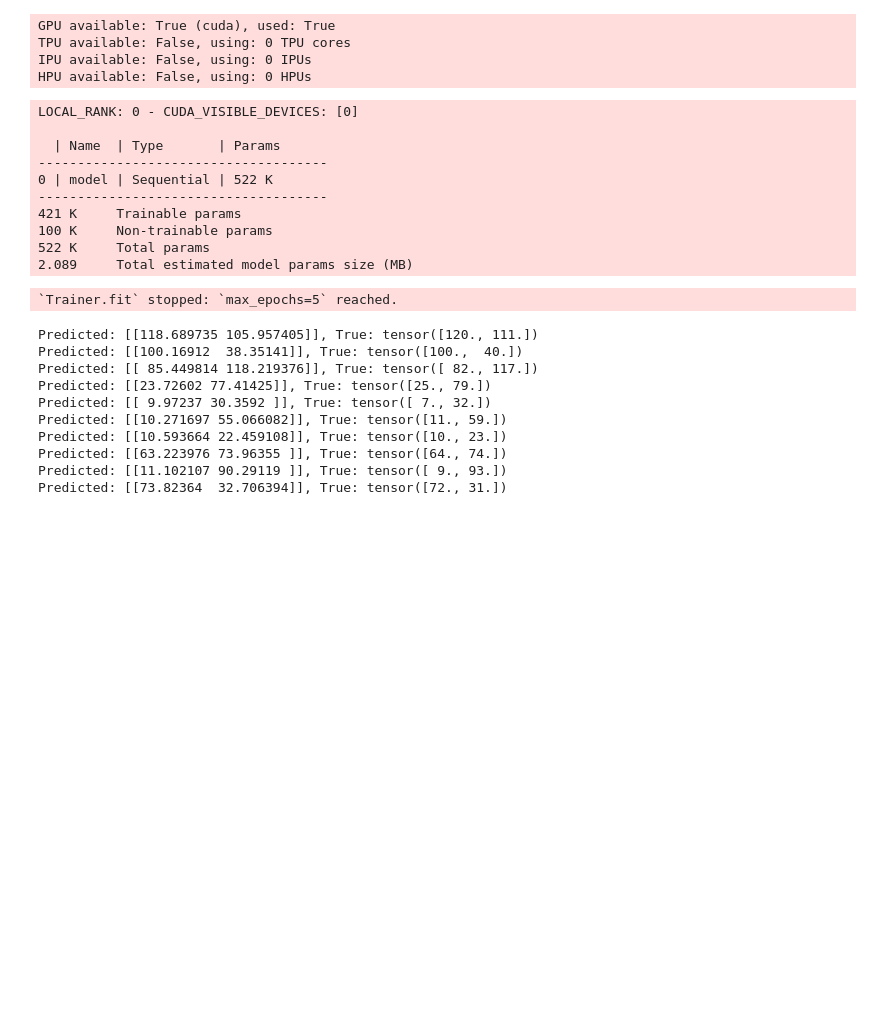
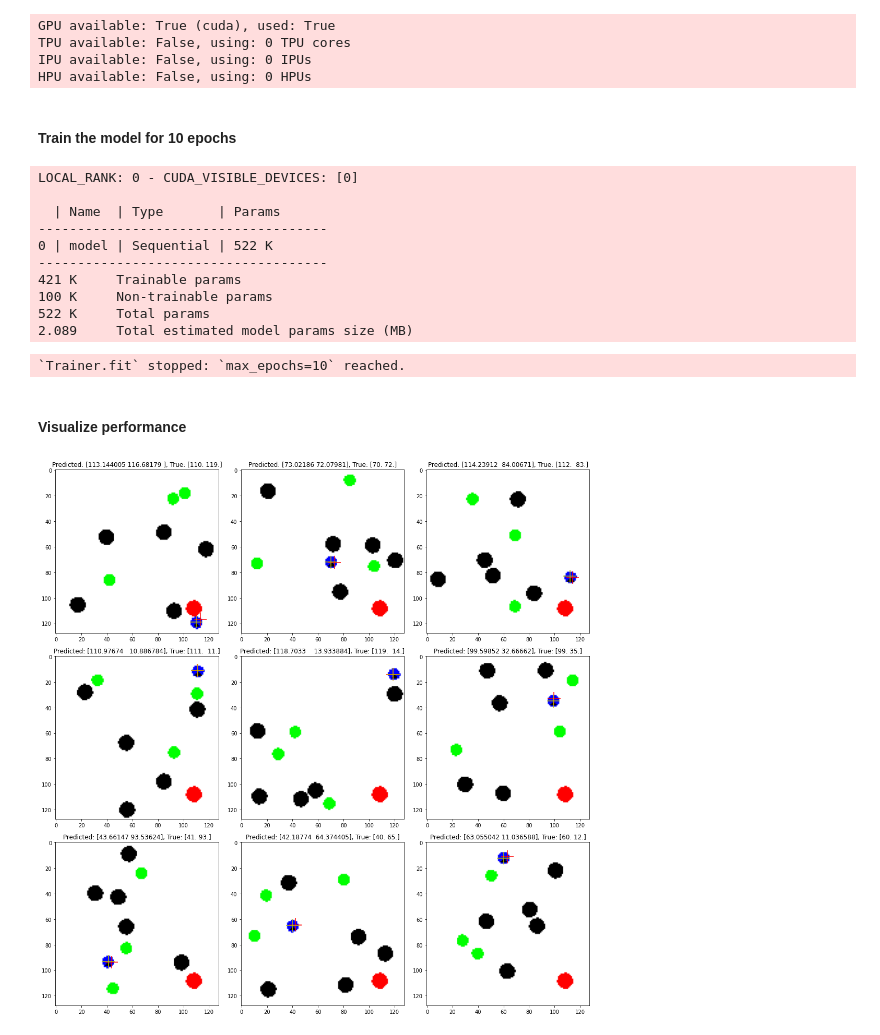
Before and after one commit to FelixWaiblinger/tum-adlr-15, a Jupyter notebook: lnn_object_detection.ipynb, the cells around one changed output. Saved outputs shown, nothing was run; the diff lists cells and outputs as text; code cells hidden in the pictures; blank space fills up the shorter version.

```diff
--- a/lnn_object_detection.ipynb
+++ b/lnn_object_detection.ipynb
@@ -21,7 +27,7 @@ LABEL_PATH = "./state_representation/reset_label_data_agent"
 # %%
 transform = CombineTransform([
     NormalizeTransform(start=(0, 255), end=(0, 1)),
-    ReshapeTransform((128, 128, 3))
+    # TransposeTransform(-3, -1)
 ])
 
-dataset = ImageDataset(IMAGE_PATH, transform=transform)
+dataset = ImageDataset(IMAGE_PATH, LABEL_PATH, transform=transform)
@@ -125,9 +141,11 @@ GPU available: True (cuda), used: True
 TPU available: False, using: 0 TPU cores
 IPU available: False, using: 0 IPUs
 HPU available: False, using: 0 HPUs
+# %% [markdown]
+#### Train the model for 10 epochs
 # %%
-# Train the model for 400 epochs (= training steps)
-trainer.fit(learn, dataloader)
+# Train the model for 5 epochs (= training steps)
+trainer.fit(learn, train_dataloaders=train_loader, val_dataloaders=val_loader)
 # %% [output]
 LOCAL_RANK: 0 - CUDA_VISIBLE_DEVICES: [0]
 
@@ -139,23 +157,28 @@ LOCAL_RANK: 0 - CUDA_VISIBLE_DEVICES: [0]
 100 K     Non-trainable params
 522 K     Total params
 2.089     Total estimated model params size (MB)
-`Trainer.fit` stopped: `max_epochs=5` reached.
+`Trainer.fit` stopped: `max_epochs=10` reached.
-# %%
-for i in np.random.randint(0, 10000, size=10, dtype=int):
-    sample = data_x[i].unsqueeze(0)
-    label = data_y[i]
-    prediction = model.forward(sample)
-    prediction = prediction[0].detach().numpy()
-
-    print(f"Predicted: {prediction}, True: {label}")
-# %% [output]
-Predicted: [[118.689735 105.957405]], True: tensor([120., 111.])
-Predicted: [[100.16912  38.35141]], True: tensor([100.,  40.])
-Predicted: [[ 85.449814 118.219376]], True: tensor([ 82., 117.])
-Predicted: [[23.72602 77.41425]], True: tensor([25., 79.])
-Predicted: [[ 9.97237 30.3592 ]], True: tensor([ 7., 32.])
-Predicted: [[10.271697 55.066082]], True: tensor([11., 59.])
-Predicted: [[10.593664 22.459108]], True: tensor([10., 23.])
-Predicted: [[63.223976 73.96355 ]], True: tensor([64., 74.])
-Predicted: [[11.102107 90.29119 ]], True: tensor([ 9., 93.])
-Predicted: [[73.82364  32.706394]], True: tensor([72., 31.])
+# %% [markdown]
+#### Visualize performance
+# %%
+fig, ax = plt.subplots(3, 3, figsize=(15, 15))
+for pos, i in enumerate(np.random.randint(0, 10000, size=9, dtype=int)):
+    sample = dataset[i][0].unsqueeze(0)
+    label = dataset[i][1]
+    prediction = model.forward(sample)
+    prediction = prediction[0].detach().numpy()[0]
+
+    ax[pos % 3][pos // 3].axes.imshow(sample[0].numpy().transpose(1, 2, 0))
+    ax[pos % 3][pos // 3].set_title(f"Predicted: {prediction}, True: {label.numpy()}")
+    # cross-hair on predicted position
+    x, y = prediction
+    ax[pos % 3][pos // 3].axes.vlines(x, y-5, y+5, color="r")
+    ax[pos % 3][pos // 3].axes.hlines(y, x-5, x+5, color="r")
+    # cross-hair on true positon
+    x, y = label
+    ax[pos % 3][pos // 3].axes.vlines(x, y-5, y+5, color="y")
+    ax[pos % 3][pos // 3].axes.hlines(y, x-5, x+5, color="y")
+plt.tight_layout()
+plt.show()
+# %% [output]
+[figure, added]
```
Also changed, not shown: parts of 12 cells of this notebook, 2 other files.
